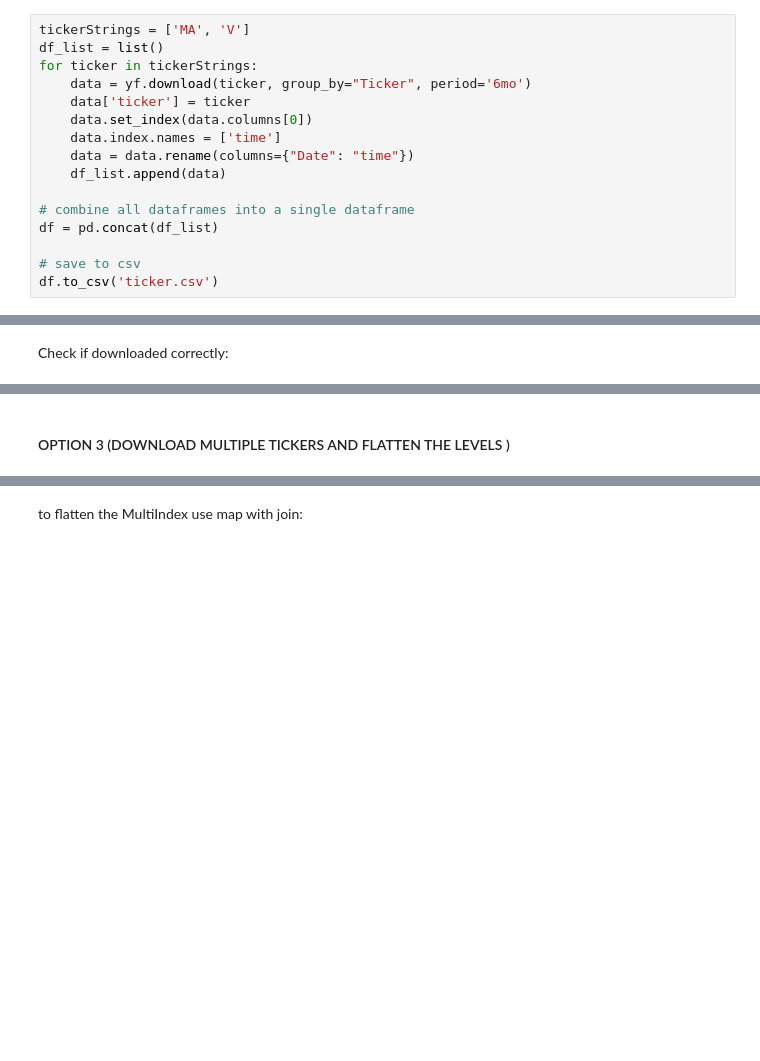
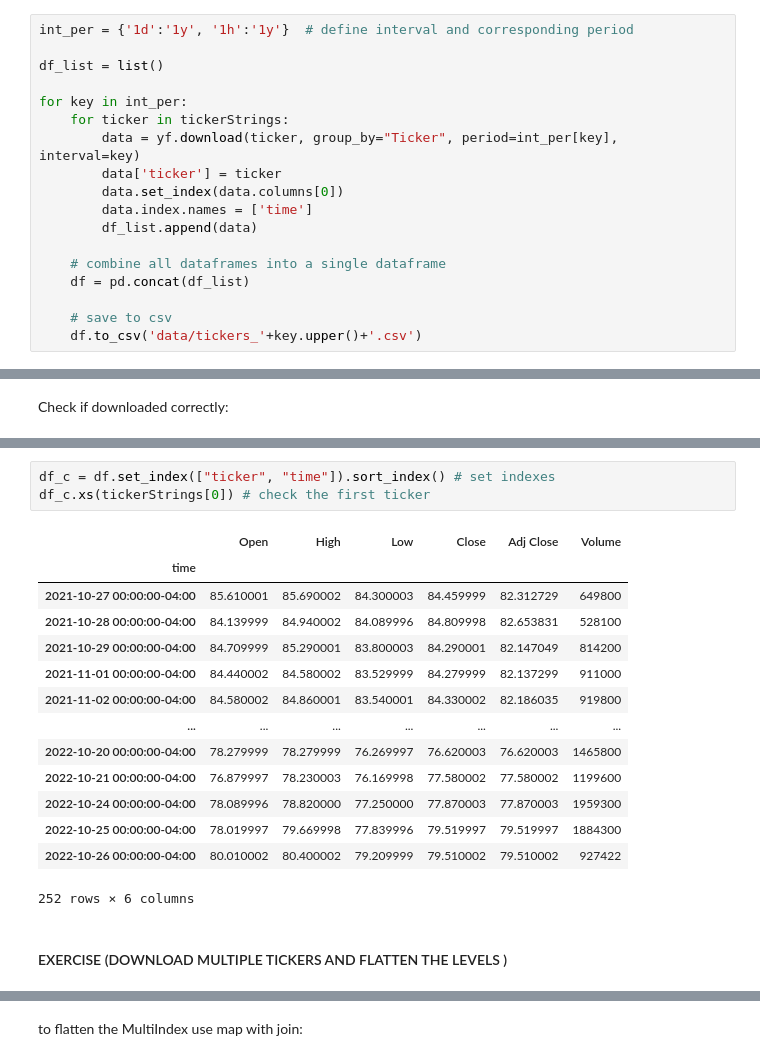
Before and after one commit to ozdemirozcelik/coint-tools, a Jupyter notebook: 2-download-data.ipynb, the cells around one changed output, grey strips where cells are left out. Cells and saved outputs as stored; diff of their text form; blank space fills up the shorter version.

```diff
--- a/2-download-data.ipynb
+++ b/2-download-data.ipynb
@@ -106,21 +122,23 @@ df
 # %% [markdown]
 #### OPTION 2 (DOWNLOAD  & CREATE SINGLE DF FROM ALL TICKERS)
 # %%
-tickerStrings = ['MA', 'V']
+int_per = {'1d':'1y', '1h':'1y'}  # define interval and corresponding period
+
 df_list = list()
-for ticker in tickerStrings:
-    data = yf.download(ticker, group_by="Ticker", period='6mo')
-    data['ticker'] = ticker
-    data.set_index(data.columns[0])
-    data.index.names = ['time']
-    data = data.rename(columns={"Date": "time"})
-    df_list.append(data)
 
-# combine all dataframes into a single dataframe
-df = pd.concat(df_list)
+for key in int_per:
+    for ticker in tickerStrings:
+        data = yf.download(ticker, group_by="Ticker", period=int_per[key], interval=key)
+        data['ticker'] = ticker
+        data.set_index(data.columns[0])
+        data.index.names = ['time']
+        df_list.append(data)
 
-# save to csv
-df.to_csv('ticker.csv')
+    # combine all dataframes into a single dataframe
+    df = pd.concat(df_list)
+
+    # save to csv
+    df.to_csv('data/tickers_'+key.upper()+'.csv')
 # %% [output]
 [*********************100%***********************]  1 of 1 completed
 [*********************100%***********************]  1 of 1 completed
@@ -147,5 +180,23 @@ df
+# %%
+df_c = df.set_index(["ticker", "time"]).sort_index() # set indexes
+df_c.xs(tickerStrings[0]) # check the first ticker
+# %% [output]
+|  | Open | High | Low | Close | Adj Close | Volume |
+| time |  |  |  |  |  |  |
+| 2021-10-27 00:00:00-04:00 | 85.610001 | 85.690002 | 84.300003 | 84.459999 | 82.312729 | 649800 |
+| 2021-10-28 00:00:00-04:00 | 84.139999 | 84.940002 | 84.089996 | 84.809998 | 82.653831 | 528100 |
+| 2021-10-29 00:00:00-04:00 | 84.709999 | 85.290001 | 83.800003 | 84.290001 | 82.147049 | 814200 |
+| 2021-11-01 00:00:00-04:00 | 84.440002 | 84.580002 | 83.529999 | 84.279999 | 82.137299 | 911000 |
+| 2021-11-02 00:00:00-04:00 | 84.580002 | 84.860001 | 83.540001 | 84.330002 | 82.186035 | 919800 |
+| ... | ... | ... | ... | ... | ... | ... |
+| 2022-10-20 00:00:00-04:00 | 78.279999 | 78.279999 | 76.269997 | 76.620003 | 76.620003 | 1465800 |
+| 2022-10-21 00:00:00-04:00 | 76.879997 | 78.230003 | 76.169998 | 77.580002 | 77.580002 | 1199600 |
+| 2022-10-24 00:00:00-04:00 | 78.089996 | 78.820000 | 77.250000 | 77.870003 | 77.870003 | 1959300 |
+| 2022-10-25 00:00:00-04:00 | 78.019997 | 79.669998 | 77.839996 | 79.519997 | 79.519997 | 1884300 |
+| 2022-10-26 00:00:00-04:00 | 80.010002 | 80.400002 | 79.209999 | 79.510002 | 79.510002 | 927422 |
+252 rows × 6 columns
 # %% [markdown]
-#### OPTION 3 (DOWNLOAD MULTIPLE TICKERS AND FLATTEN THE LEVELS )
+#### EXERCISE (DOWNLOAD MULTIPLE TICKERS AND FLATTEN THE LEVELS )
 # %%
 data = yf.download(  # or pdr.get_data_yahoo(...
         # tickers list or string as well
```
Also changed, not shown: parts of 12 cells of this notebook, 9 other files.
